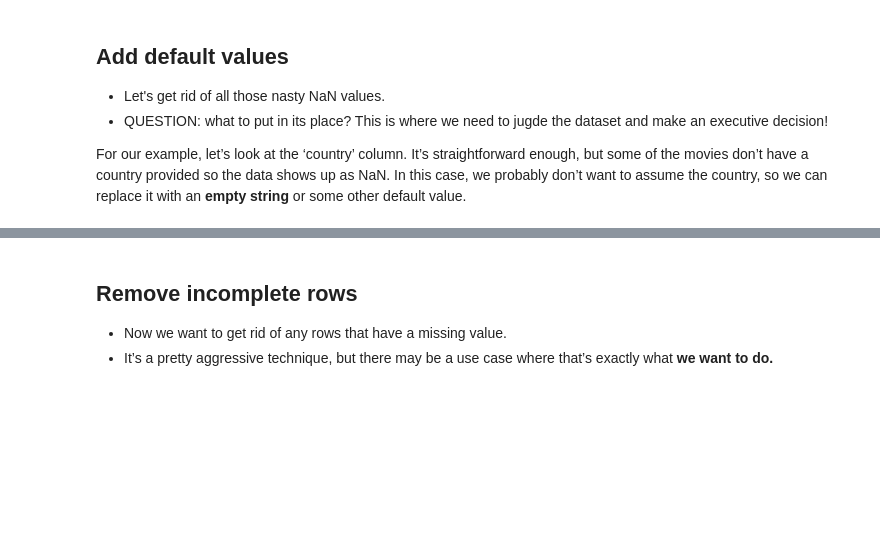
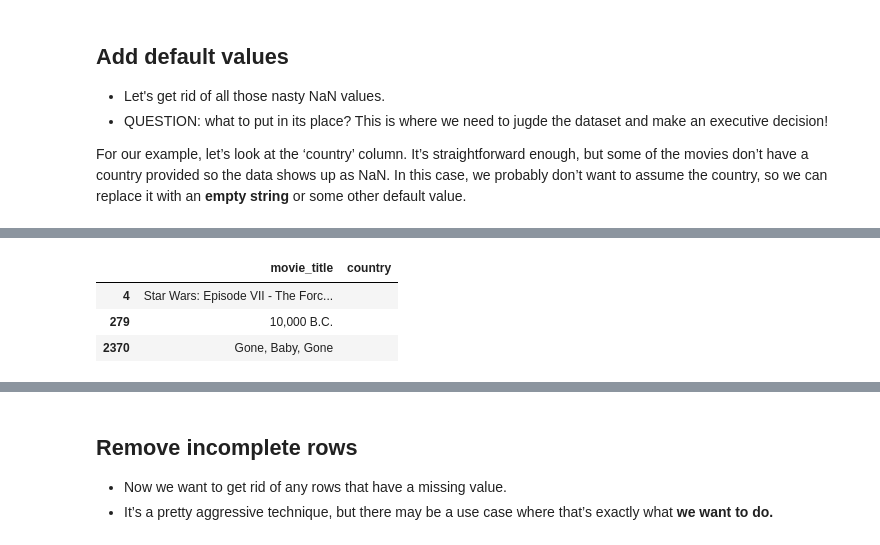
Before and after one commit to Lily-slow/data_specialization_notes_codes, a Jupyter notebook: data_notebooks/data_cleaning_session3.ipynb, the cells around one changed output, grey strips where cells are left out. Drawn from its saved outputs; the diff is of its cells as text; code cells hidden in the pictures; blank space fills up the shorter version.

```diff
--- a/data_notebooks/data_cleaning_session3.ipynb
+++ b/data_notebooks/data_cleaning_session3.ipynb
@@ -66,10 +179,15 @@ data[['movie_title', 'country']][data.country.isna()]
 # %%
 # This replaces the NaN entries in the ‘country’ column with the empty string,
 # but we could just as easily tell it to replace with a default name such as “Not known” or "Other".
 
 data.country = data.country.fillna('')
 
-data.loc[[4]][['movie_title', 'country']]
+data.loc[[4, 279, 2370]][['movie_title', 'country']]
+# %% [output]
+|  | movie_title | country |
+| 4 | Star Wars: Episode VII - The Forc... |  |
+| 279 | 10,000 B.C. |  |
+| 2370 | Gone, Baby, Gone |  |
 # %%
 # Now let's look at a numeric column - duration
 
```
Also changed, not shown: parts of 24 cells of this notebook.
